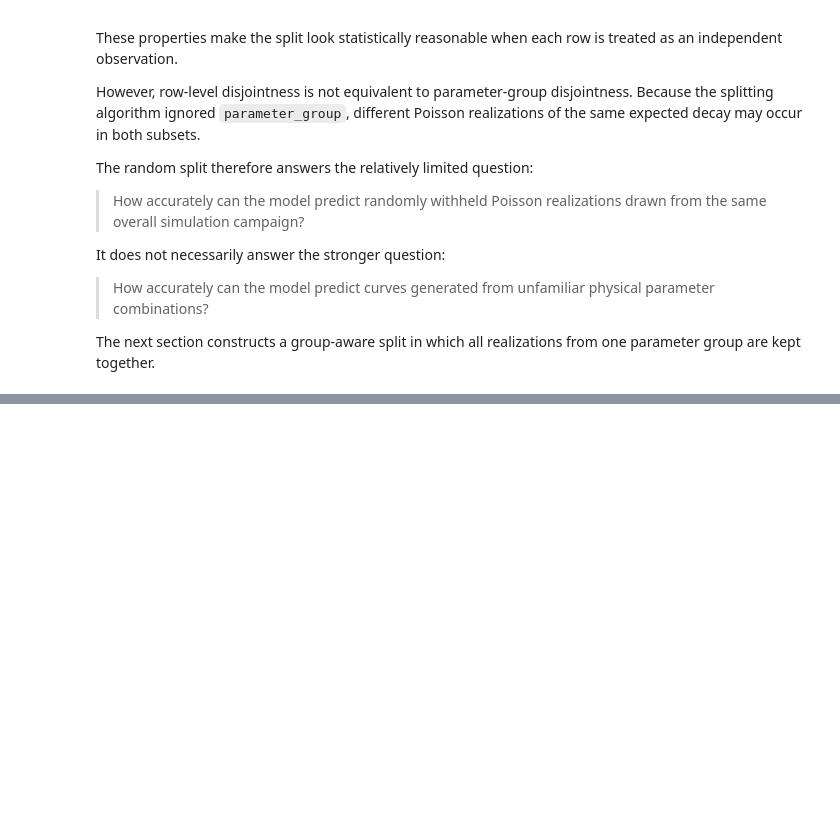
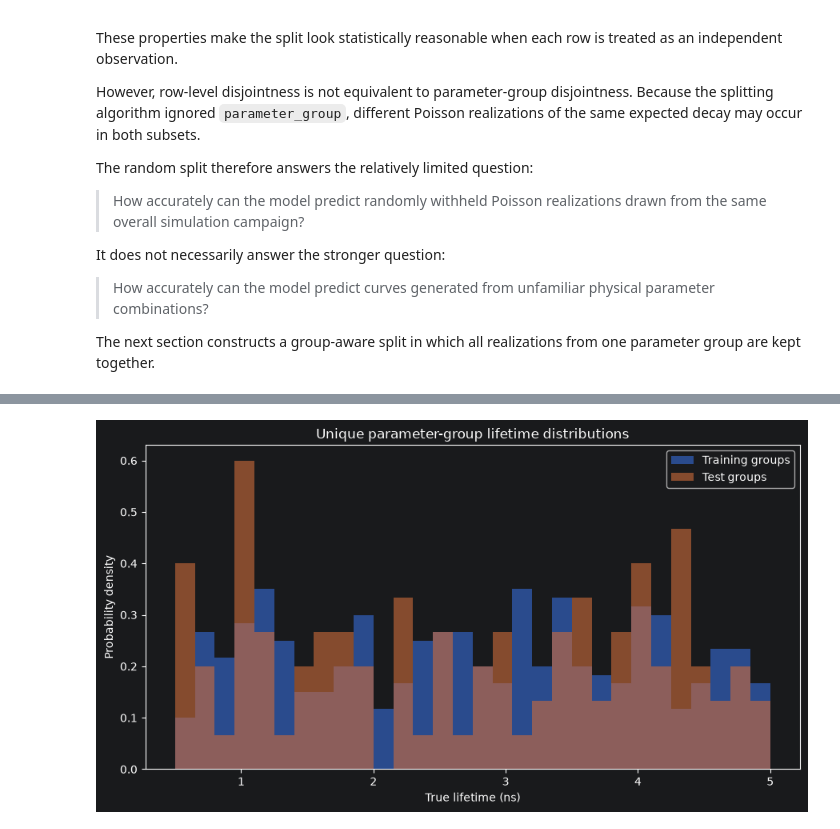
Before and after one commit to moryev/tcspc-lifetime-toolkit, a Jupyter notebook: notebooks/05_data_leakage_and_grouped_evaluation.ipynb, the cells around one changed output, grey strips where cells are left out. Saved outputs shown, nothing was run; the diff lists cells and outputs as text; code cells hidden in the pictures; blank space fills up the shorter version.

```diff
--- a/notebooks/05_data_leakage_and_grouped_evaluation.ipynb
+++ b/notebooks/05_data_leakage_and_grouped_evaluation.ipynb
@@ -896,0 +1291,14 @@ The next section constructs a group-aware split in which all realizations from o
+# %%
+train_group_lifetimes = (
+    metadata_train_grouped
+    .groupby("parameter_group")["lifetime_ns"]
+    .first()
+    .to_numpy()
+)
+
+test_group_lifetimes = (
+    metadata_test_grouped
+    .groupby("parameter_group")["lifetime_ns"]
+    .first()
+    .to_numpy()
+)
@@ -896,0 +1308,29 @@ The next section constructs a group-aware split in which all realizations from o
+# %%
+plt.figure(figsize=(9, 5))
+
+plt.hist(
+    train_group_lifetimes,
+    bins=lifetime_bin_edges,
+    density=True,
+    alpha=0.6,
+    label="Training groups",
+)
+
+plt.hist(
+    test_group_lifetimes,
+    bins=lifetime_bin_edges,
+    density=True,
+    alpha=0.6,
+    label="Test groups",
+)
+
+plt.xlabel("True lifetime (ns)")
+plt.ylabel("Probability density")
+plt.title(
+    "Unique parameter-group lifetime distributions"
+)
+plt.legend()
+plt.tight_layout()
+plt.show()
+# %% [output]
+[figure, added]
```
Also changed, not shown: parts of 27 cells of this notebook.
